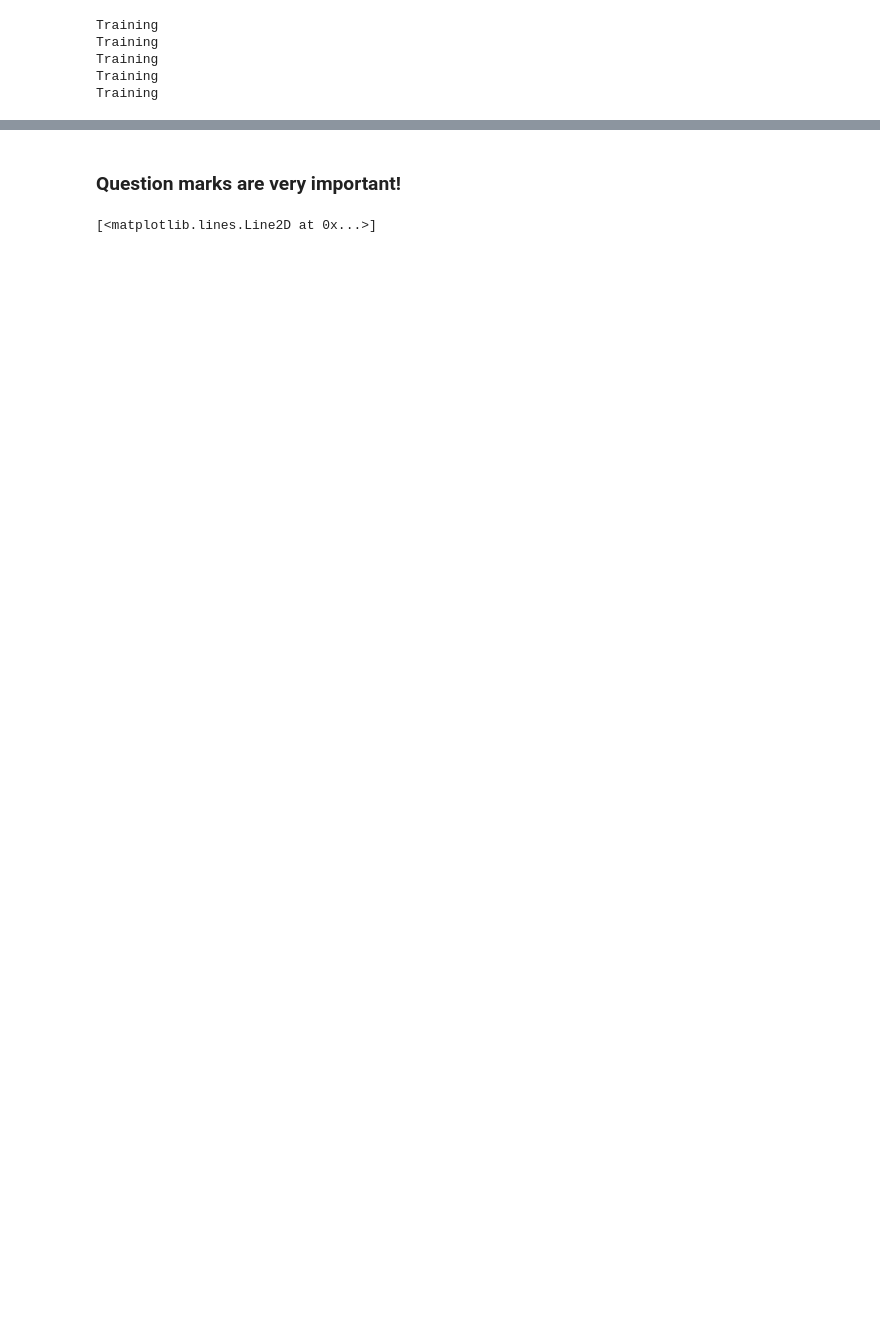
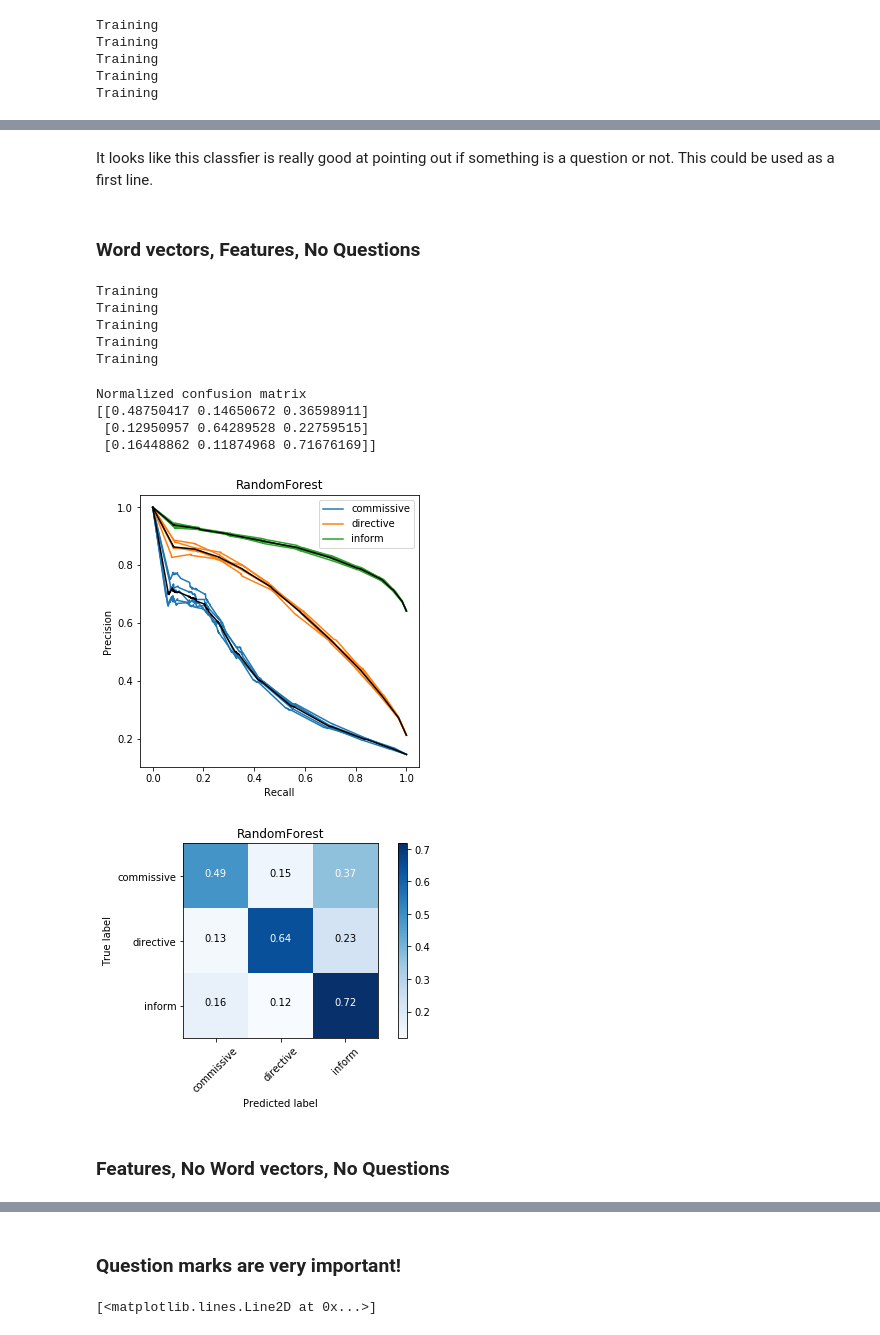
Before and after one commit to Ryanglambert/chatty, a Jupyter notebook: research/daily_dialogue/EDA-Word2Vec.ipynb, the cells around one changed output, grey strips where cells are left out. Cells and saved outputs as stored; diff of their text form; code cells hidden in the pictures; blank space fills up the shorter version.

```diff
--- a/research/daily_dialogue/EDA-Word2Vec.ipynb
+++ b/research/daily_dialogue/EDA-Word2Vec.ipynb
@@ -116,0 +145,49 @@ Normalized confusion matrix
+# %% [markdown]
+It looks like this classfier is really good at pointing out if something is a question or not. This could be used as a first line.
+# %% [markdown]
+### Word vectors, Features, No Questions
+# %%
+ACT_MASK = train['act'].notnull() & train['has_question_mark_t-1'].notnull() & train['act'].isin(['directive', 'commissive', 'inform'])
+
+assert train['act'][train['act'].notnull()].shape[0] \
+      == train_vecs[train['act'].notnull()].shape[0]
+
+TRAIN_MASK = ['first_utterance',
+              'subjectivity',
+              'utter_len',
+              'has_question_mark',
+              'has_question_mark_t-1']
+
+X = np.concatenate((train_vecs,
+                    train[TRAIN_MASK].values),
+                   axis=1)[ACT_MASK]
+y = train['act'][ACT_MASK]
+# %%
+results = data.cv_stratified_shuffle(X, y,
+                                     RandomForestClassifier(n_jobs=-1),
+                                     splits=5,
+                                     upsample='SMOTE')
+# %% [output]
+Training
+Training
+Training
+Training
+Training
+# %%
+title = "RandomForest"
+plot.plot_prec_rec(results, title)
+le = LabelEncoder()
+le.fit(results['classes'])
+cm = confusion_matrix(le.transform(np.concatenate(results['y_true'])),
+                      np.argmax(np.concatenate(results['y_proba']), axis=1))
+plt.figure()
+plot.plot_confusion_matrix(cm, le.classes_, normalize=True, title=title);
+# %% [output]
+Normalized confusion matrix
+[[0.48750417 0.14650672 0.36598911]
+ [0.12950957 0.64289528 0.22759515]
+ [0.16448862 0.11874968 0.71676169]]
+[figure, added]
+[figure, added]
+# %% [markdown]
+### Features, No Word vectors,  No Questions
```
Also changed, not shown: parts of 30 cells of this notebook, 2 other files.
